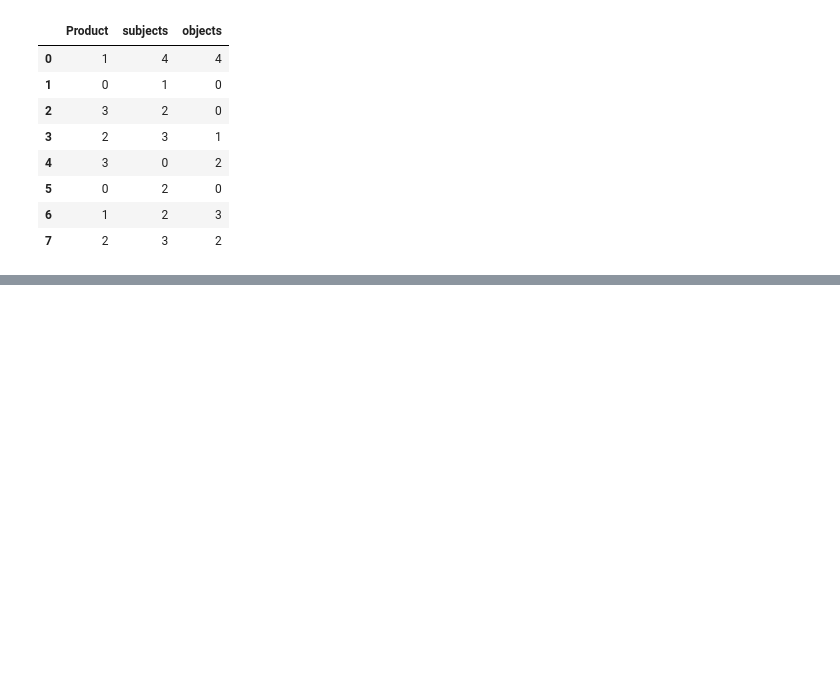
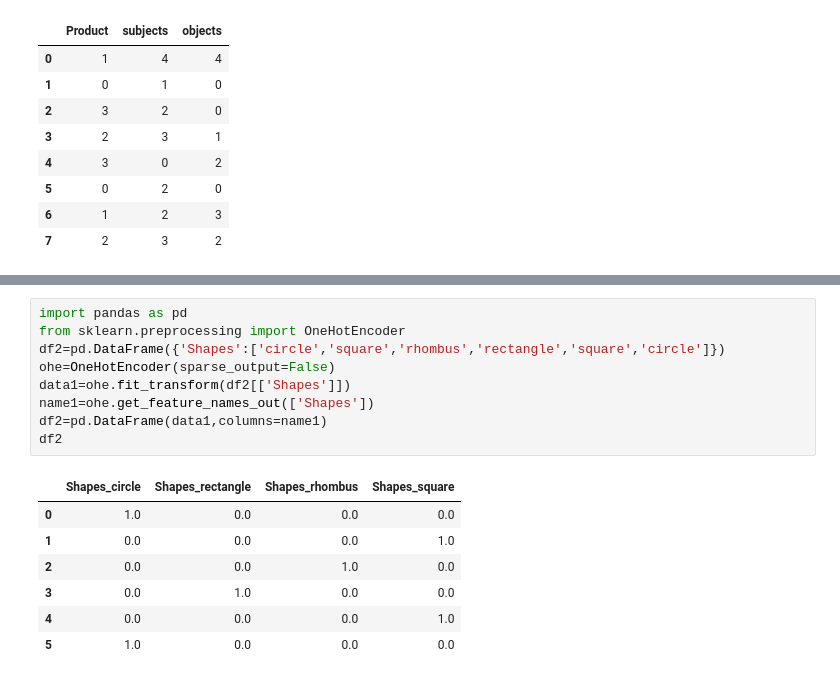
Before and after one commit to hipparagiaishwarya2130-lang/datascience, a Jupyter notebook: Encoding.ipynb, the cells around one changed output, grey strips where cells are left out. Drawn from its saved outputs; the diff is of its cells as text; blank space fills up the shorter version.

```diff
--- a/Encoding.ipynb
+++ b/Encoding.ipynb
@@ -70,0 +110,17 @@ ferwlghjyekiymjwnthbrgavefctr
+# %%
+import pandas as pd
+from sklearn.preprocessing import OneHotEncoder
+df2=pd.DataFrame({'Shapes':['circle','square','rhombus','rectangle','square','circle']})
+ohe=OneHotEncoder(sparse_output=False)
+data1=ohe.fit_transform(df2[['Shapes']])
+name1=ohe.get_feature_names_out(['Shapes'])
+df2=pd.DataFrame(data1,columns=name1)
+df2
+# %% [output]
+|  | Shapes_circle | Shapes_rectangle | Shapes_rhombus | Shapes_square |
+| 0 | 1.0 | 0.0 | 0.0 | 0.0 |
+| 1 | 0.0 | 0.0 | 0.0 | 1.0 |
+| 2 | 0.0 | 0.0 | 1.0 | 0.0 |
+| 3 | 0.0 | 1.0 | 0.0 | 0.0 |
+| 4 | 0.0 | 0.0 | 0.0 | 1.0 |
+| 5 | 1.0 | 0.0 | 0.0 | 0.0 |
```
Also changed, not shown: parts of 10 cells of this notebook.
